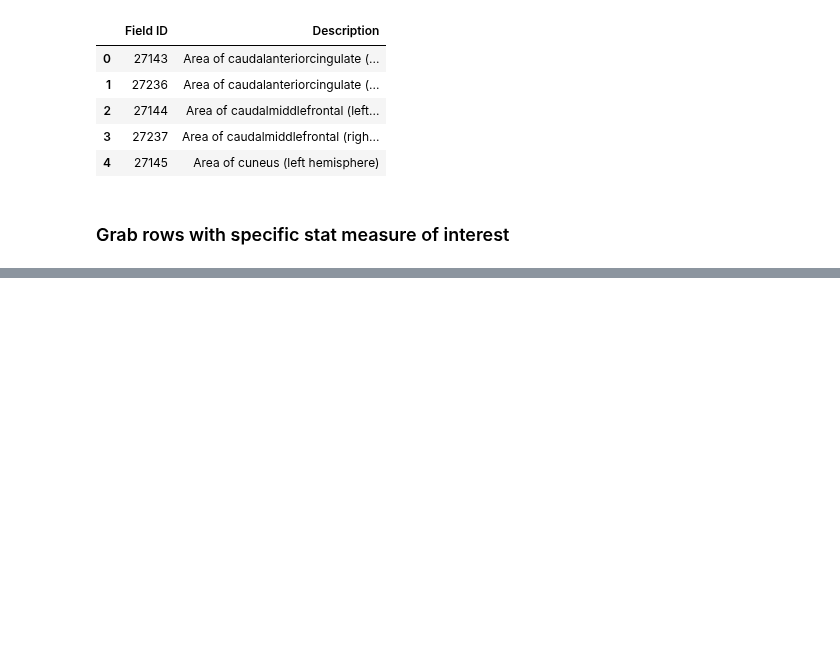
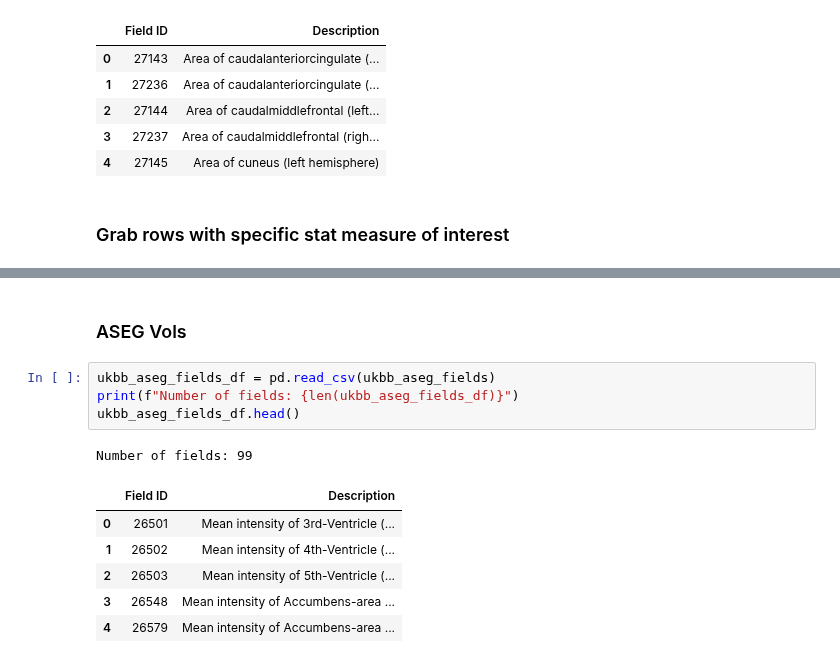
Before and after one commit to nikhil153/brain-diff, a Jupyter notebook: fmriprep/freesurfer_stats.ipynb, the cells around one changed output, grey strips where cells are left out. Drawn from its saved outputs; the diff is of its cells as text; blank space fills up the shorter version.

```diff
--- a/fmriprep/freesurfer_stats.ipynb
+++ b/fmriprep/freesurfer_stats.ipynb
@@ -82,0 +188,14 @@ number of fields with Mean thickness: 62
+# %% [markdown]
+### ASEG Vols
+# %%
+ukbb_aseg_fields_df = pd.read_csv(ukbb_aseg_fields)
+print(f"Number of fields: {len(ukbb_aseg_fields_df)}")
+ukbb_aseg_fields_df.head()
+# %% [output]
+Number of fields: 99
+|  | Field ID | Description |
+| 0 | 26501 | Mean intensity of 3rd-Ventricle (... |
+| 1 | 26502 | Mean intensity of 4th-Ventricle (... |
+| 2 | 26503 | Mean intensity of 5th-Ventricle (... |
+| 3 | 26548 | Mean intensity of Accumbens-area ... |
+| 4 | 26579 | Mean intensity of Accumbens-area ... |
```
Also changed, not shown: parts of 18 cells of this notebook, 3 other files.
